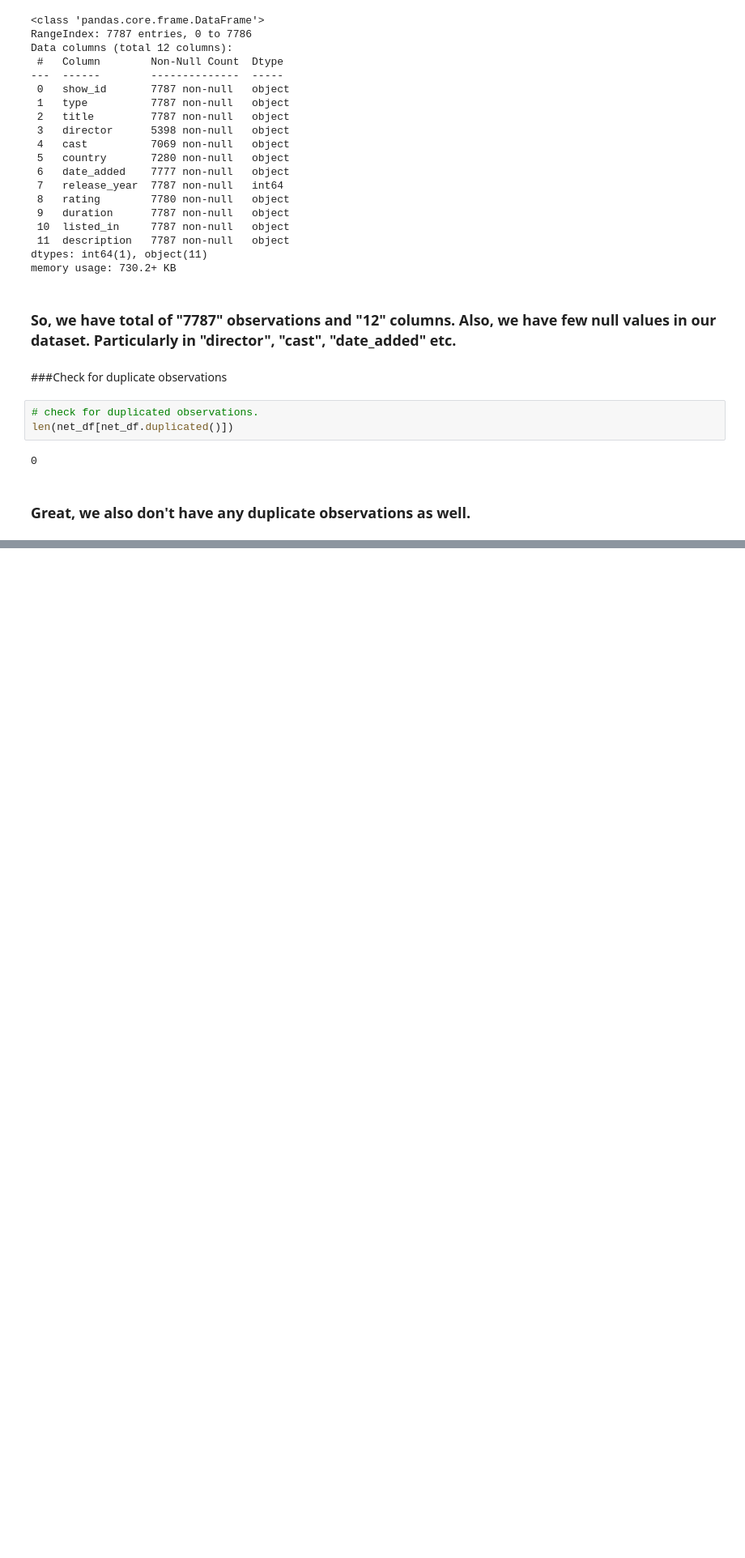
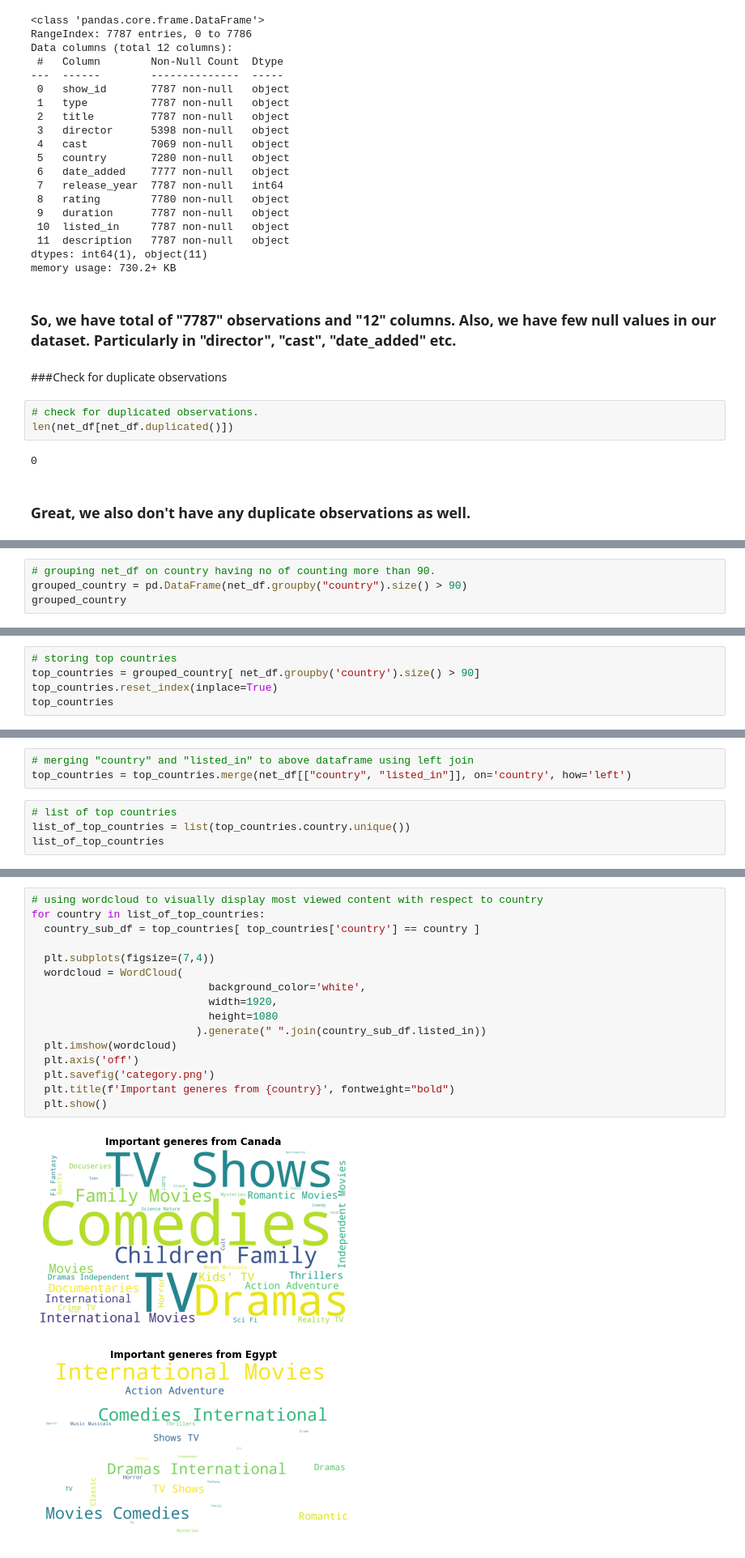
Before and after one commit to tanay47/Netflix-Movie-and-TV-Shows-Clustering, a Jupyter notebook: NETFLIX_MOVIES_AND_TV_SHOWS_CLUSTERING.ipynb, the cells around one changed output, grey strips where cells are left out. Shown at 81% size. Saved outputs shown, nothing was run; the diff lists cells and outputs as text; blank space fills up the shorter version.

```diff
--- a/NETFLIX_MOVIES_AND_TV_SHOWS_CLUSTERING.ipynb
+++ b/NETFLIX_MOVIES_AND_TV_SHOWS_CLUSTERING.ipynb
@@ -143,0 +175,4 @@ len(net_df[net_df.duplicated()])
+# %%
+# grouping net_df on country having no of counting more than 90.
+grouped_country = pd.DataFrame(net_df.groupby("country").size() > 90)
+grouped_country
@@ -143,0 +194,5 @@ len(net_df[net_df.duplicated()])
+# %%
+# storing top countries
+top_countries = grouped_country[ net_df.groupby('country').size() > 90]
+top_countries.reset_index(inplace=True)
+top_countries
@@ -143,0 +212,7 @@ len(net_df[net_df.duplicated()])
+# %%
+# merging "country" and "listed_in" to above dataframe using left join
+top_countries = top_countries.merge(net_df[["country", "listed_in"]], on='country', how='left')
+# %%
+# list of top countries
+list_of_top_countries = list(top_countries.country.unique())
+list_of_top_countries
@@ -143,0 +231,19 @@ len(net_df[net_df.duplicated()])
+# %%
+# using wordcloud to visually display most viewed content with respect to country
+for country in list_of_top_countries:
+  country_sub_df = top_countries[ top_countries['country'] == country ]
+
+  plt.subplots(figsize=(7,4))
+  wordcloud = WordCloud(
+                            background_color='white',
+                            width=1920,
+                            height=1080
+                          ).generate(" ".join(country_sub_df.listed_in))
+  plt.imshow(wordcloud)
+  plt.axis('off')
+  plt.savefig('category.png')
+  plt.title(f'Important generes from {country}', fontweight="bold")
+  plt.show()
+# %% [output]
+[figure, added]
+[figure, added]
```
Also changed, not shown: parts of 11 cells of this notebook.
